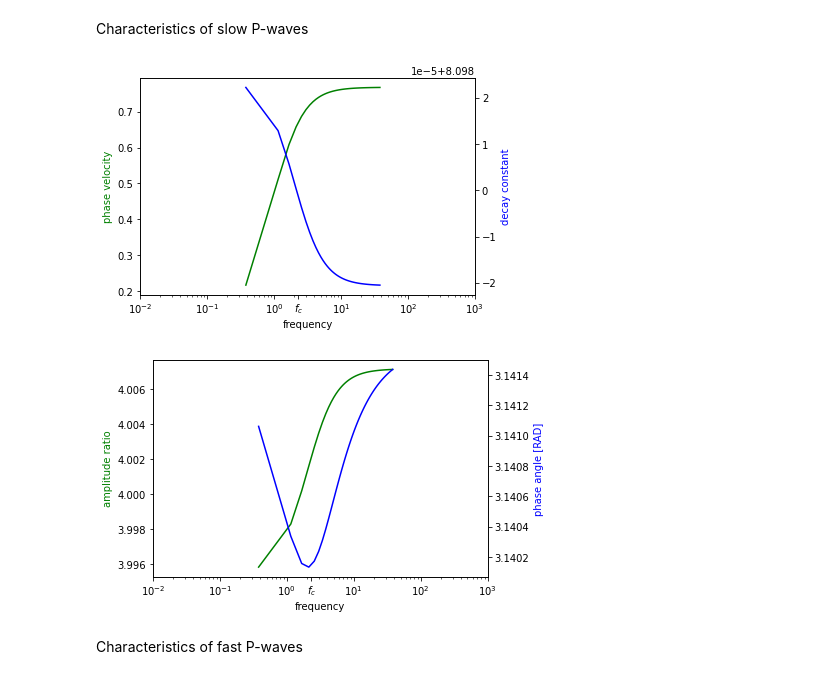
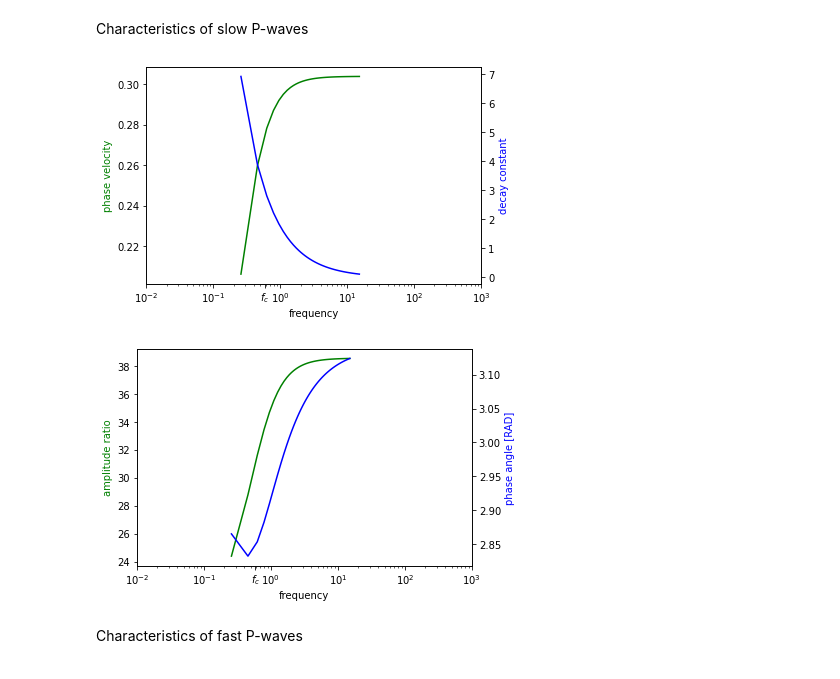
Before and after one commit to nagelt/soil_dynamics, a Jupyter notebook: extra_biot_oscillations.ipynb, the cells around one changed output. Drawn from its saved outputs; the diff is of its cells as text; code cells hidden in the pictures.

```diff
--- a/extra_biot_oscillations.ipynb
+++ b/extra_biot_oscillations.ipynb
@@ -51,8 +51,8 @@ kappa_num = 1e-10   # note, Verruijt lists hydraulic conductivity k=0.001 m/s
 n_num = 0.4
 tau_num = 0.1   # different from Verruijt's example (tau=0)
 alpha_num = 1.0
-m_v_num = 0.0002e-6
-S_num = n_num*0.0005e-6 + (alpha_num-n_num)*0   # S_p = n*C_f + (alpha-n)*C_s
+m_v_num = 2e-9   # different from Verruijt's example (mb_v=2e-10)
+S_num = n_num*5e-10 + (alpha_num-n_num)*0   # S_p = n*C_f + (alpha-n)*C_s
 mu_num = 1e-3
 
 nu_num = 0.2   # Poisson ratio
@@ -62,5 +62,5 @@ Bar length, $L=10$m to center plots around center frequency $f_c$ for fast P-wav
 # %%
-L_num = 5   # good compromise
+L_num = 4
 # %% [markdown]
 Weight function integrals $I_{ij} = \int_0^1 \tilde{w}_i(x)\tilde{w}_j(x)\,\text{d}x$ as they occur in Galerkin's method.
 # %%
@@ -351,6 +351,8 @@ c = np.zeros(Nk)   # phase velocity approximation
 f = np.zeros(Nk)   # frequency
 AR = np.zeros(Nk)   # amplitude ratio
 phi = np.zeros(Nk)   # phase angle
+
+index_S = 1    # second and third eigenvalue compose wave mode
 
 for k_num in range(Nk):
 
@@ -370,19 +372,18 @@ for k_num in range(Nk):
                     (RHO,   RHO_num),
                     (tau,   tau_num)]
 
-
-    ceq_num_reduced_Sk = ceq_nondim_reduced_S.subs(nondim_num_k).subs(k, k_num).evalf()
+    ceq_num_reduced_Sk = ceq_nondim_reduced_S.subs(nondim_num_k + [(k, k_num)]).evalf()
     eigenvalue_sp = sp.solve(ceq_num_reduced_Sk, delta)
     eigenvalue_num = [complex(EVSP) for EVSP in eigenvalue_sp]
-    d[k_num] = np.real(eigenvalue_num[1])
-    omega = np.abs(np.imag(eigenvalue_num[1]))
-    c[k_num] = (1/4)*omega/((k_num+1/2)*np.pi)    # quarter wavelength TODO half? same for P-wave
+    d[k_num] = np.real(eigenvalue_num[index_S])
+    omega = np.abs(np.imag(eigenvalue_num[index_S]))
+    c[k_num] = omega/((k_num+1/2)*np.pi)
     f[k_num] = omega/(2*np.pi)
 
-    evp_num_Sk = evp_nondim_S.subs(nondim_num_k).subs(k, k_num).evalf()
-    EVP_S = evp_num_Sk.subs(delta, eigenvalue_num[1])
-    evkr = np.array([1.0, -EVP_S[0,0].evalf()/EVP_S[0,1].evalf()], dtype=complex)   # first row --> eigenvector
-    uf2us = evkr[0]/evkr[1]   # TODO exclude division by zero
-    AR[k_num] = np.absolute(uf2us)
-    phi[k_num] = np.angle(uf2us)
+    evp_num_Sk = evp_nondim_S.subs(nondim_num_k + [(k, k_num)]).evalf()
+    EVP = evp_num_Sk.subs(delta, eigenvalue_num[index_S])
+    evkr = np.array([1.0, -EVP[0,0].evalf()/EVP[0,1].evalf()], dtype=complex)   # first row --> eigenvector
+    us_uf = evkr[1]/evkr[0]   # TODO exclude division by zero
+    AR[k_num] = 1.0/np.absolute(us_uf)   # fluid-to-solid
+    phi[k_num] = np.abs(np.angle(us_uf))
 # %%
@@ -505,8 +532,8 @@ $\displaystyle \frac{n \left(I_{11} I_{12} \delta^{4} n \tau + \rho^{2} \left(-
 # %% [markdown]
 #### Numerical evaluation (example)
 # %%
-evp_num_P = evp_nondim_P.subs(nondim_num + [(k, k0)]).evalf()
-ceq_num_P = ceq_nondim_P.subs(nondim_num + [(k, k0)]).evalf()
+evp_num_P = evp_nondim_P.subs(nondim_num_k0 + [(k, k0)]).evalf()
+ceq_num_P = ceq_nondim_P.subs(nondim_num_k0 + [(k, k0)]).evalf()
 display(evp_num_P)
 display(ceq_num_P)
 # %% [output]
@@ -807,30 +813,30 @@ Characteristics of slow P-waves
 # %%
 fig3, ax5 = plt.subplots();
 ax6 = ax5.twinx();
 ax5.semilogx(f1[nonzero_f], c1[nonzero_f], 'g');
-ax6.semilogx(f1[nonzero_f], np.abs(d1[nonzero_f]), 'b');   # frequency may be zero so decay instead of damping ratio
+ax6.semilogx(f1[nonzero_f], np.abs(d1[nonzero_f])/f1[nonzero_f], 'b');   # frequency may be zero so decay instead of damping ratio
 ax5.set_xlabel('frequency');
 #ax5.set_ylim([0, 1])
 ax5.set_xticks(list(ax5.get_xticks()) + [f_critical_num], list(ax5.get_xticklabels()) + ['$f_c$'])   # with extra tick
 ax5.set_ylabel('phase velocity', color='g');
 ax6.set_ylabel('decay constant', color='b');
 #ax6.set_ylim([0, 10])
 #tikzplotlib.save("p_wave_slow_eigenvalue.tex", axis_height = '\\figH', axis_width = '\\figW')
 
 fig4, ax7 = plt.subplots();
 ax8 = ax7.twinx();
 ax7.semilogx(f1[nonzero_f], AR1[nonzero_f], 'g');
 ax8.semilogx(f1[nonzero_f], phi1[nonzero_f], 'b');
 ax7.set_xlabel('frequency');
 #ax7.set_ylim([0,2.5])
 ax7.set_xticks(list(ax7.get_xticks()) + [f_critical_num], list(ax7.get_xticklabels()) + ['$f_c$'])   # with extra tick
 ax7.set_ylabel('amplitude ratio', color='g');
 ax8.set_ylabel('phase angle [RAD]', color='b');
 #ax8.set_ylim([-1.2,0])
 #tikzplotlib.save("p_wave_slow_eigenvector.tex", axis_height = '\\figH', axis_width = '\\figW')
 # %% [output]
-[figure, old version]
+[figure, new version]
-[figure, old version]
+[figure, new version]
 # %% [markdown]
 Characteristics of fast P-waves
 # %%
```
Also changed, not shown: parts of 37 cells of this notebook.
